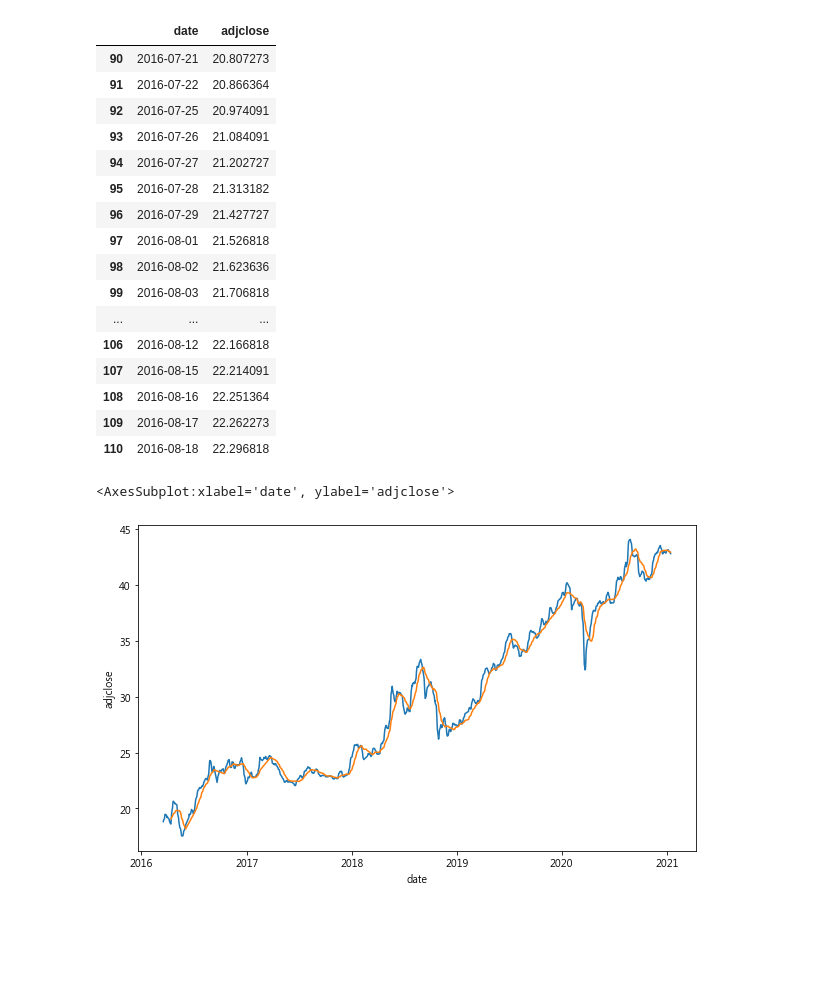
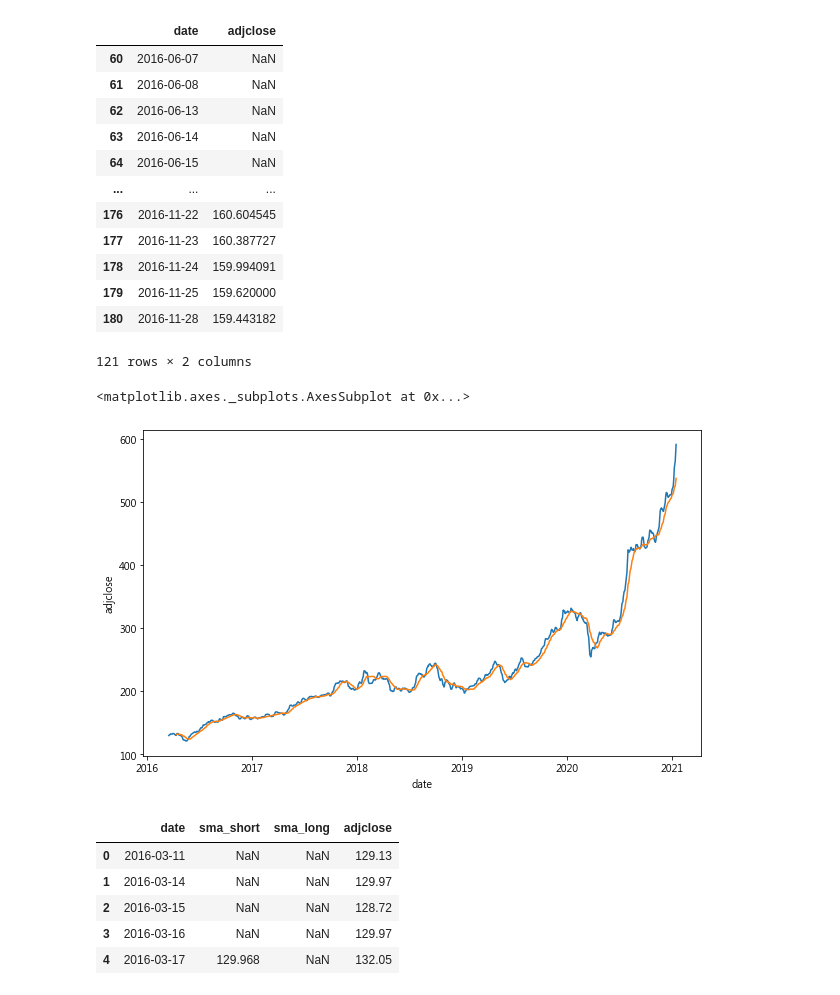
Before and after one commit to mc6666/stock, a Jupyter notebook: SMA_strategy_ITHome.ipynb, the cells around one changed output. Saved outputs shown, nothing was run; the diff lists cells and outputs as text; code cells hidden in the pictures; blank space fills up the shorter version.

```diff
--- a/SMA_strategy_ITHome.ipynb
+++ b/SMA_strategy_ITHome.ipynb
@@ -1,7 +1,7 @@
 # %%
 import pandas as pd
 # %%
-df = pd.read_csv('1101.csv')
+df = pd.read_csv('2330.csv')
 df['date'] = pd.to_datetime(df['date'])
 df.head(10)
 # %% [output]
@@ -59,26 +68,22 @@ sma_short.loc[15:30]
 # %%
 sma_long = pd.DataFrame()
 sma_long['date'] = df['date']
 sma_long['adjclose'] = df['adjclose'].rolling(window=22).mean()
-sma_long.loc[90:110]
+sma_long.loc[60:180]
 # %% [output]
 |  | date | adjclose |
-| 90 | 2016-07-21 | 20.807273 |
-| 91 | 2016-07-22 | 20.866364 |
-| 92 | 2016-07-25 | 20.974091 |
-| 93 | 2016-07-26 | 21.084091 |
-| 94 | 2016-07-27 | 21.202727 |
-| 95 | 2016-07-28 | 21.313182 |
-| 96 | 2016-07-29 | 21.427727 |
-| 97 | 2016-08-01 | 21.526818 |
-| 98 | 2016-08-02 | 21.623636 |
-| 99 | 2016-08-03 | 21.706818 |
+| 60 | 2016-06-07 | NaN |
+| 61 | 2016-06-08 | NaN |
+| 62 | 2016-06-13 | NaN |
+| 63 | 2016-06-14 | NaN |
+| 64 | 2016-06-15 | NaN |
 | ... | ... | ... |
-| 106 | 2016-08-12 | 22.166818 |
-| 107 | 2016-08-15 | 22.214091 |
-| 108 | 2016-08-16 | 22.251364 |
-| 109 | 2016-08-17 | 22.262273 |
-| 110 | 2016-08-18 | 22.296818 |
+| 176 | 2016-11-22 | 160.604545 |
+| 177 | 2016-11-23 | 160.387727 |
+| 178 | 2016-11-24 | 159.994091 |
+| 179 | 2016-11-25 | 159.620000 |
+| 180 | 2016-11-28 | 159.443182 |
+121 rows × 2 columns
 # %%
 import seaborn as sns
 import matplotlib.pyplot as plt
@@ -87,8 +92,8 @@ plt.figure(figsize=(10,6))
 sns.lineplot(x='date', y='adjclose', data=sma_short)
 sns.lineplot(x='date', y='adjclose', data=sma_long)
 # %% [output]
-<AxesSubplot:xlabel='date', ylabel='adjclose'>
+<matplotlib.axes._subplots.AxesSubplot at 0x...>
-[figure, old version]
+[figure, new version]
 # %%
 import numpy as np
 
@@ -121,6 +126,19 @@ def buy_sell(df):
             signal_buy.append(np.nan)
             signal_sell.append(np.nan)
     return (signal_buy, signal_sell)
+# %%
+df_new = sma_short.copy()
+df_new = df_new.rename({'adjclose':'sma_short'}, axis=1)
+df_new.insert(2, 'sma_long', sma_long['adjclose'])
+df_new.insert(3, 'adjclose', df['adjclose'])
+df_new.head()
+# %% [output]
+|  | date | sma_short | sma_long | adjclose |
+| 0 | 2016-03-11 | NaN | NaN | 129.13 |
+| 1 | 2016-03-14 | NaN | NaN | 129.97 |
+| 2 | 2016-03-15 | NaN | NaN | 128.72 |
+| 3 | 2016-03-16 | NaN | NaN | 129.97 |
+| 4 | 2016-03-17 | 129.968 | NaN | 132.05 |
 # %%
 signal_buy, signal_sell = buy_sell(df_new)
 # 買點
```
Also changed, not shown: parts of 8 cells of this notebook.
